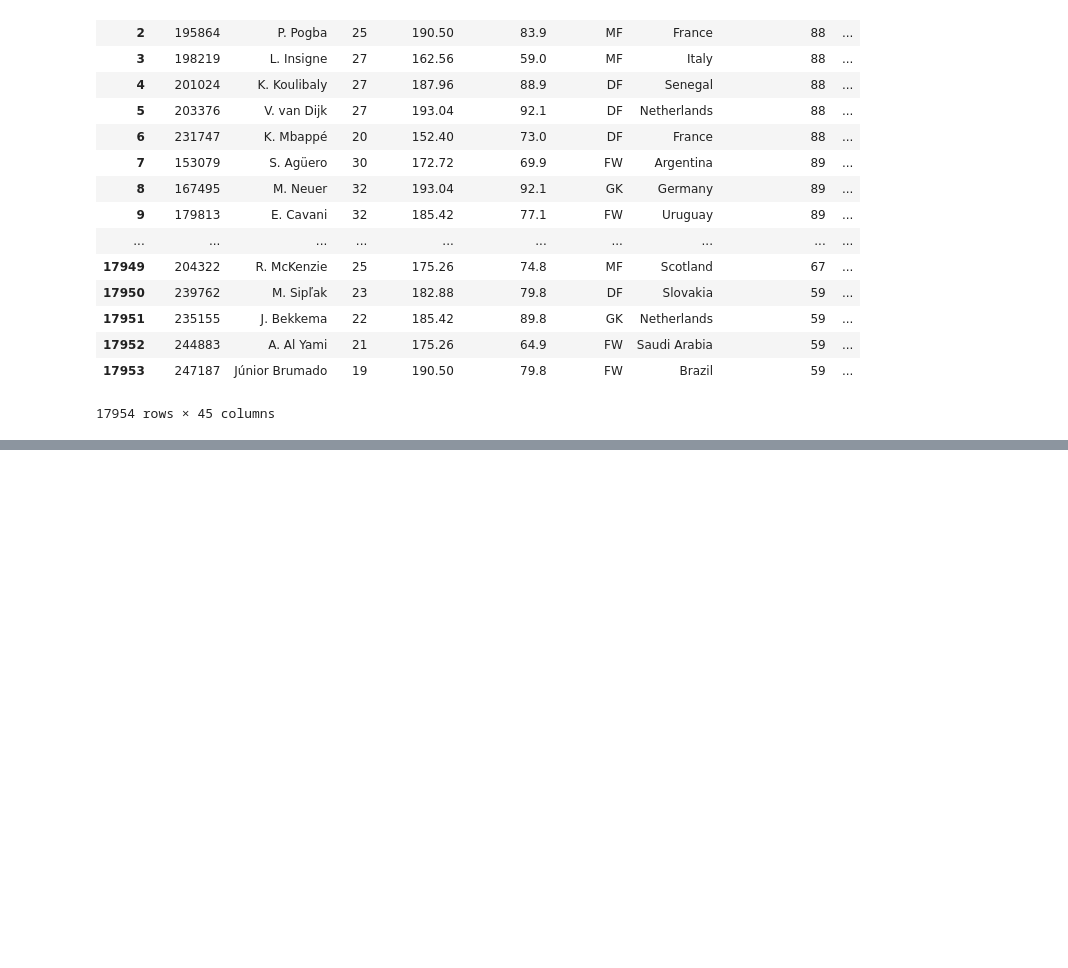
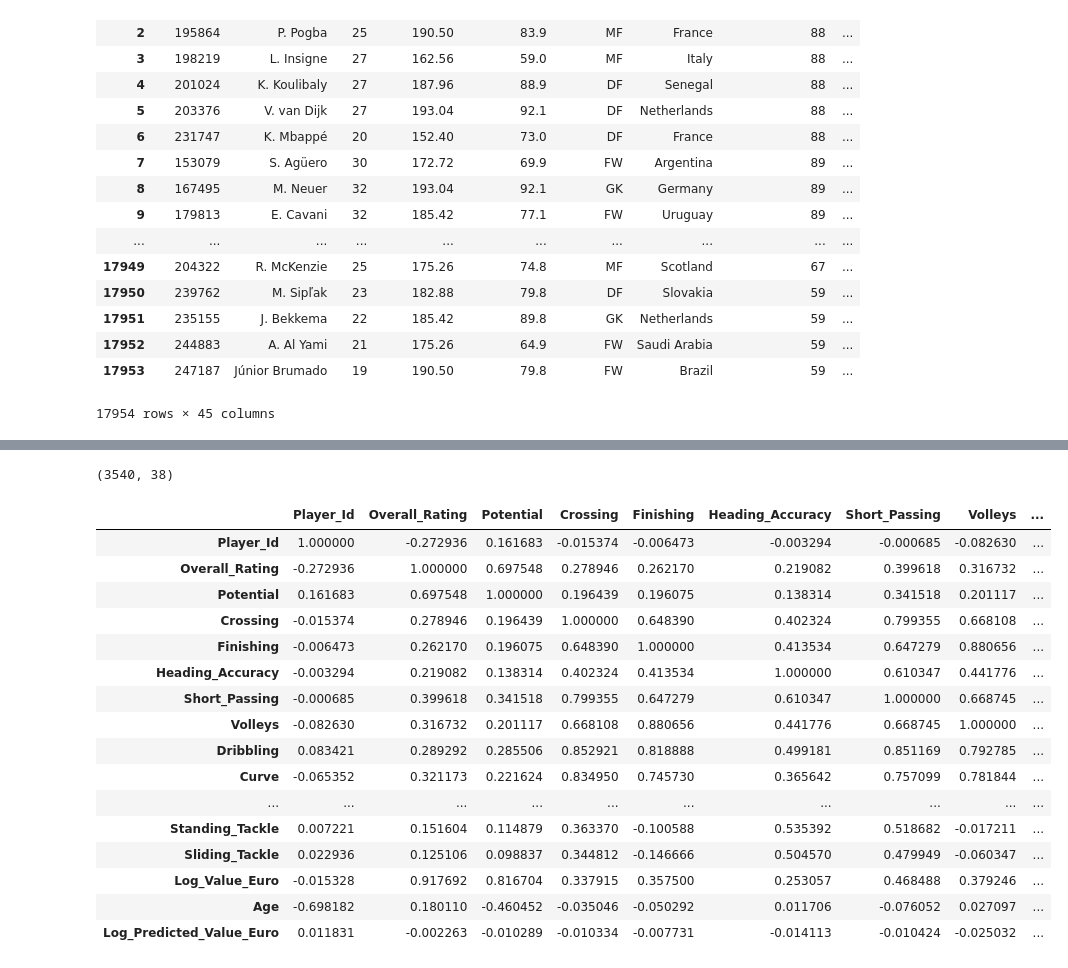
Before and after one commit to mshariqnaeem/FIFA_PlayerValue_ML, a Jupyter notebook: ETL_create_final_postgres-sql_database.ipynb, the cells around one changed output, grey strips where cells are left out. Saved outputs shown, nothing was run; the diff lists cells and outputs as text; code cells hidden in the pictures; blank space fills up the shorter version.

```diff
--- a/ETL_create_final_postgres-sql_database.ipynb
+++ b/ETL_create_final_postgres-sql_database.ipynb
@@ -408,0 +416,4 @@ df.to_csv('modified_fifa_data.csv')
+# %%
+#read in the CSV as a dataframe
+df = pd.read_csv("Machine_Learning_Output.csv")
+df.head()
@@ -408,0 +448,26 @@ df.to_csv('modified_fifa_data.csv')
+# %%
+# Check number of rows and Columns
+df.shape
+# %% [output]
+(3540, 38)
+# %%
+#Check que Dataframe Correlations
+df.corr()
+# %% [output]
+|  | Player_Id | Overall_Rating | Potential | Crossing | Finishing | Heading_Accuracy | Short_Passing | Volleys | ... |
+| Player_Id | 1.000000 | -0.272936 | 0.161683 | -0.015374 | -0.006473 | -0.003294 | -0.000685 | -0.082630 | ... |
+| Overall_Rating | -0.272936 | 1.000000 | 0.697548 | 0.278946 | 0.262170 | 0.219082 | 0.399618 | 0.316732 | ... |
+| Potential | 0.161683 | 0.697548 | 1.000000 | 0.196439 | 0.196075 | 0.138314 | 0.341518 | 0.201117 | ... |
+| Crossing | -0.015374 | 0.278946 | 0.196439 | 1.000000 | 0.648390 | 0.402324 | 0.799355 | 0.668108 | ... |
+| Finishing | -0.006473 | 0.262170 | 0.196075 | 0.648390 | 1.000000 | 0.413534 | 0.647279 | 0.880656 | ... |
+| Heading_Accuracy | -0.003294 | 0.219082 | 0.138314 | 0.402324 | 0.413534 | 1.000000 | 0.610347 | 0.441776 | ... |
+| Short_Passing | -0.000685 | 0.399618 | 0.341518 | 0.799355 | 0.647279 | 0.610347 | 1.000000 | 0.668745 | ... |
+| Volleys | -0.082630 | 0.316732 | 0.201117 | 0.668108 | 0.880656 | 0.441776 | 0.668745 | 1.000000 | ... |
+| Dribbling | 0.083421 | 0.289292 | 0.285506 | 0.852921 | 0.818888 | 0.499181 | 0.851169 | 0.792785 | ... |
+| Curve | -0.065352 | 0.321173 | 0.221624 | 0.834950 | 0.745730 | 0.365642 | 0.757099 | 0.781844 | ... |
+| ... | ... | ... | ... | ... | ... | ... | ... | ... | ... |
+| Standing_Tackle | 0.007221 | 0.151604 | 0.114879 | 0.363370 | -0.100588 | 0.535392 | 0.518682 | -0.017211 | ... |
+| Sliding_Tackle | 0.022936 | 0.125106 | 0.098837 | 0.344812 | -0.146666 | 0.504570 | 0.479949 | -0.060347 | ... |
+| Log_Value_Euro | -0.015328 | 0.917692 | 0.816704 | 0.337915 | 0.357500 | 0.253057 | 0.468488 | 0.379246 | ... |
+| Age | -0.698182 | 0.180110 | -0.460452 | -0.035046 | -0.050292 | 0.011706 | -0.076052 | 0.027097 | ... |
+| Log_Predicted_Value_Euro | 0.011831 | -0.002263 | -0.010289 | -0.010334 | -0.007731 | -0.014113 | -0.010424 | -0.025032 | ... |
```
Also changed, not shown: parts of 11 cells of this notebook, 1 other file.
